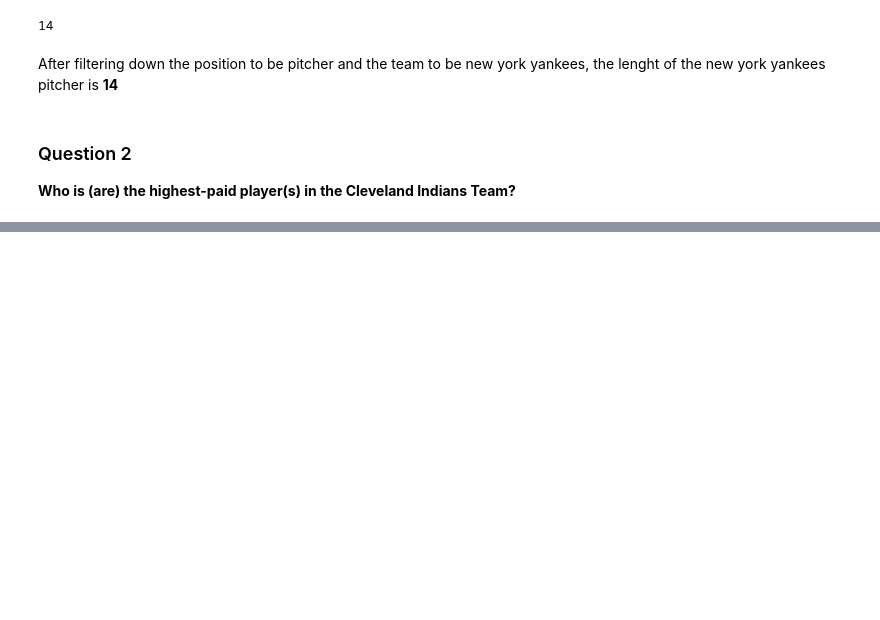
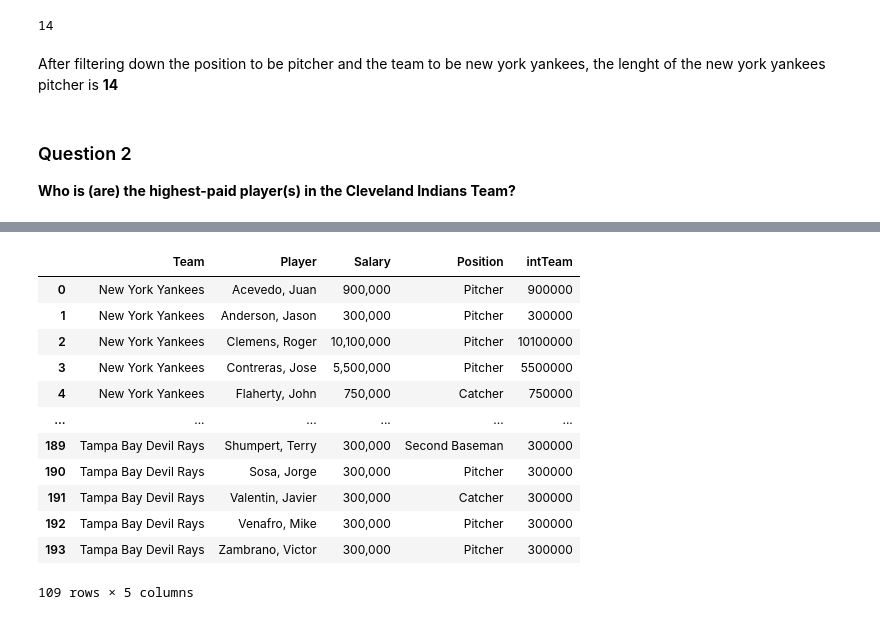
Before and after one commit to Afolabiomotayo/firstdataanalysisproject, a Jupyter notebook: salary analysis.ipynb, the cells around one changed output, grey strips where cells are left out. Cells and saved outputs as stored; diff of their text form; code cells hidden in the pictures; blank space fills up the shorter version.

```diff
--- a/salary analysis.ipynb
+++ b/salary analysis.ipynb
@@ -110,0 +221,18 @@ clevelandI_team
+# %%
+pd9 = pd1[pd1["Team"].isin(["Baltimore Orioles", "Boston Red Sox", "New York Yankees", "Tampa Bay Devil Rays", "Toronto Blue Jays"])]
+# %%
+pd9
+# %% [output]
+|  | Team | Player | Salary | Position | intTeam |
+| 0 | New York Yankees | Acevedo, Juan | 900,000 | Pitcher | 900000 |
+| 1 | New York Yankees | Anderson, Jason | 300,000 | Pitcher | 300000 |
+| 2 | New York Yankees | Clemens, Roger | 10,100,000 | Pitcher | 10100000 |
+| 3 | New York Yankees | Contreras, Jose | 5,500,000 | Pitcher | 5500000 |
+| 4 | New York Yankees | Flaherty, John | 750,000 | Catcher | 750000 |
+| ... | ... | ... | ... | ... | ... |
+| 189 | Tampa Bay Devil Rays | Shumpert, Terry | 300,000 | Second Baseman | 300000 |
+| 190 | Tampa Bay Devil Rays | Sosa, Jorge | 300,000 | Pitcher | 300000 |
+| 191 | Tampa Bay Devil Rays | Valentin, Javier | 300,000 | Catcher | 300000 |
+| 192 | Tampa Bay Devil Rays | Venafro, Mike | 300,000 | Pitcher | 300000 |
+| 193 | Tampa Bay Devil Rays | Zambrano, Victor | 300,000 | Pitcher | 300000 |
+109 rows × 5 columns
```
Also changed, not shown: parts of 61 cells of this notebook.
